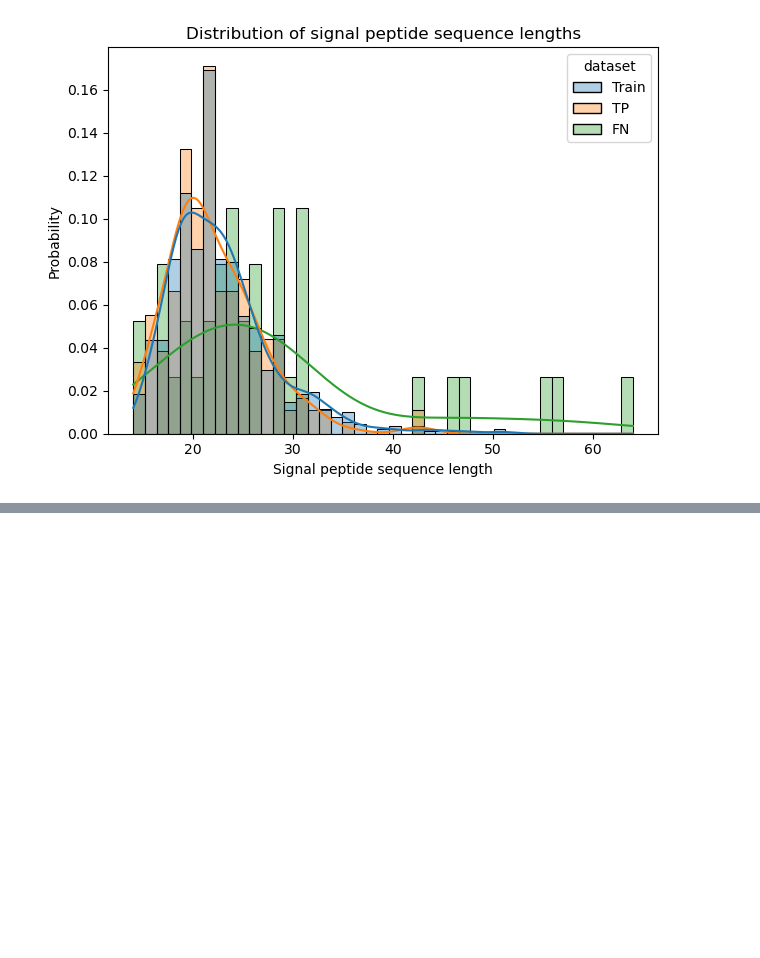
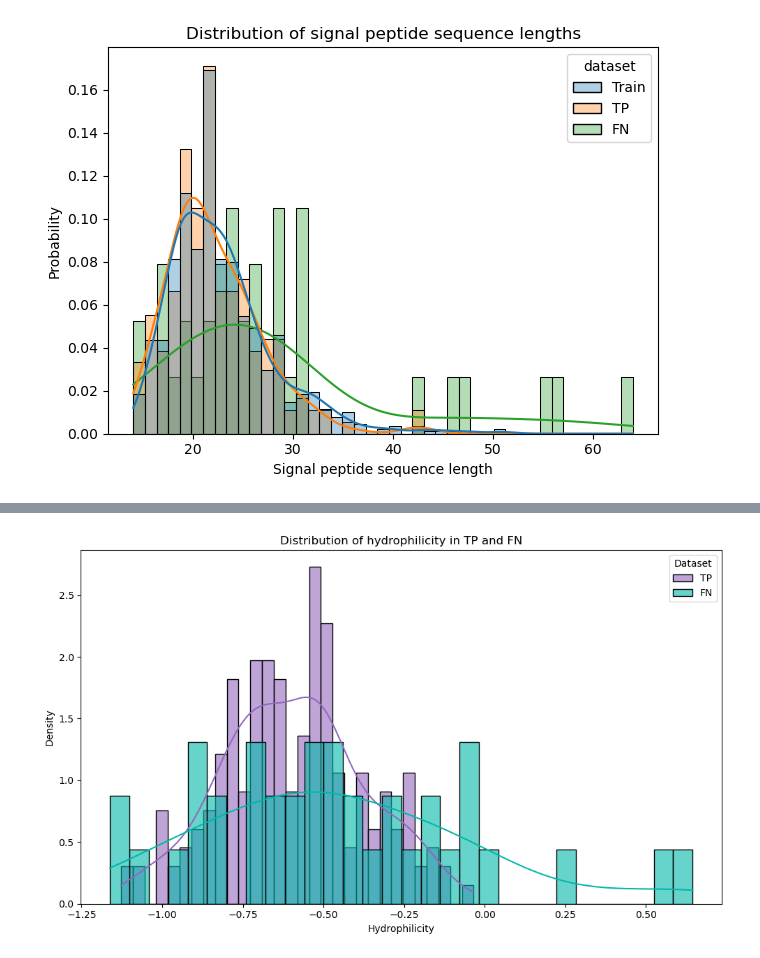
Before and after one commit to bianca29092001/LAB2_project_group, a Jupyter notebook: 6_FP_FN_evaluation/FP_FN_evaluation.ipynb, the cells around one changed output, grey strips where cells are left out. Saved outputs shown, nothing was run; the diff lists cells and outputs as text; code cells hidden in the pictures; blank space fills up the shorter version.

```diff
--- a/6_FP_FN_evaluation/FP_FN_evaluation.ipynb
+++ b/6_FP_FN_evaluation/FP_FN_evaluation.ipynb
@@ -361,0 +331,41 @@ plt.show()
+# %%
+hydrophilicity_fn = test_features.loc[test_features['id'].isin(fn_svm['id']),['id', 'hydrophilicity_1']]
+hydrophilicity_tp = test_features.loc[test_features['id'].isin(pos_benchmark_svm['id']),['id', 'hydrophilicity_1']]
+hydrophilicity_fn['dataset'] = 'FN'
+hydrophilicity_tp['dataset'] = 'TP'
+hydrophilicity = pd.concat([hydrophilicity_fn, hydrophilicity_tp], ignore_index=True)
+# %%
+plt.figure(figsize=(10,6))
+sns.histplot(
+    data=hydrophilicity_tp[hydrophilicity_tp['dataset'] == 'TP'],
+    x='hydrophilicity_1',
+    color='tab:purple',
+    bins=30,
+    kde=True,
+    stat='density',
+    common_norm=False,
+    alpha=0.6,
+    label='TP'
+)
+
+sns.histplot(
+    data=hydrophilicity_fn[hydrophilicity_fn['dataset'] == 'FN'],
+    x='hydrophilicity_1',
+    color='#00B8A9',
+    bins=30,
+    kde=True,
+    stat='density',
+    common_norm=False,
+    alpha=0.6,
+    label='FN'
+)
+
+plt.xlabel("Hydrophilicity")
+plt.ylabel("Density")
+plt.title("Distribution of hydrophilicity in TP and FN")
+plt.legend(title='Dataset')
+plt.tight_layout()
+plt.savefig('../6_FP_FN_evaluation/figures/Hydrophilicity_svm.png', dpi=100, format='png')
+plt.show()
+# %% [output]
+[figure, added]
```
Also changed, not shown: parts of 11 cells of this notebook, 15 other files.
